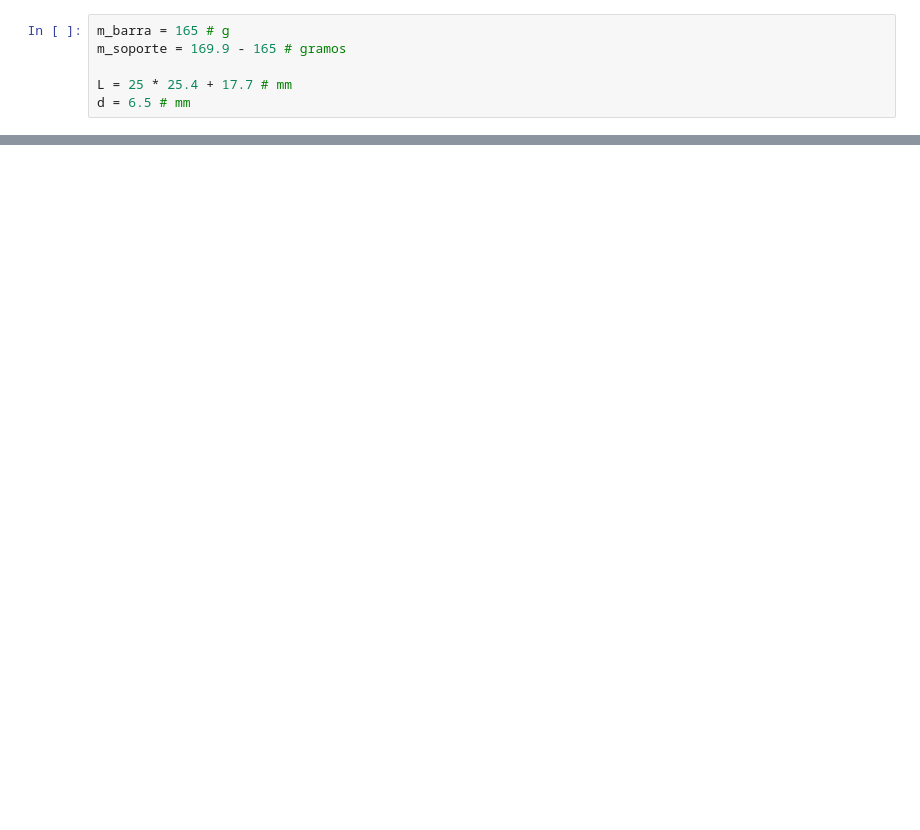
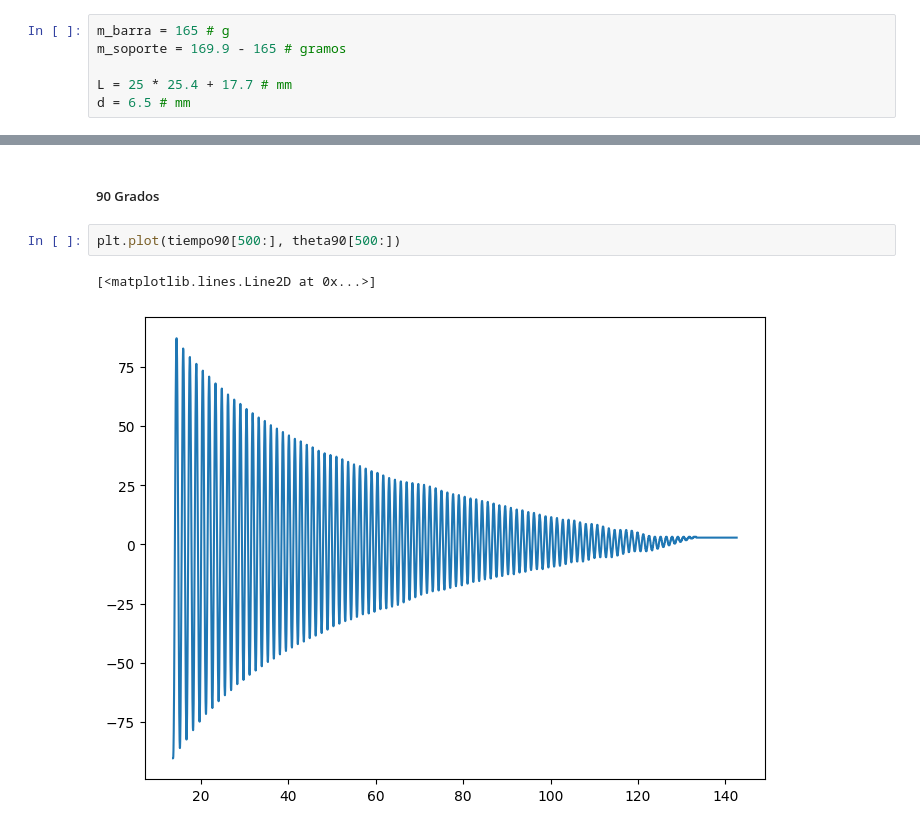
Before and after one commit to isebal14/Sistemas-de-control, a Jupyter notebook: Lab 1/cálculos.ipynb, the cells around one changed output, grey strips where cells are left out. Drawn from its saved outputs; the diff is of its cells as text; blank space fills up the shorter version.

```diff
--- a/Lab 1/cálculos.ipynb
+++ b/Lab 1/cálculos.ipynb
@@ -29,0 +67,7 @@ theta_21, theta60, theta90 = [], [], []
+# %% [markdown]
+##### 90 Grados
+# %%
+plt.plot(tiempo90[500:], theta90[500:])
+# %% [output]
+[<matplotlib.lines.Line2D at 0x...>]
+[figure, added]
```
Also changed, not shown: parts of 10 cells of this notebook.
